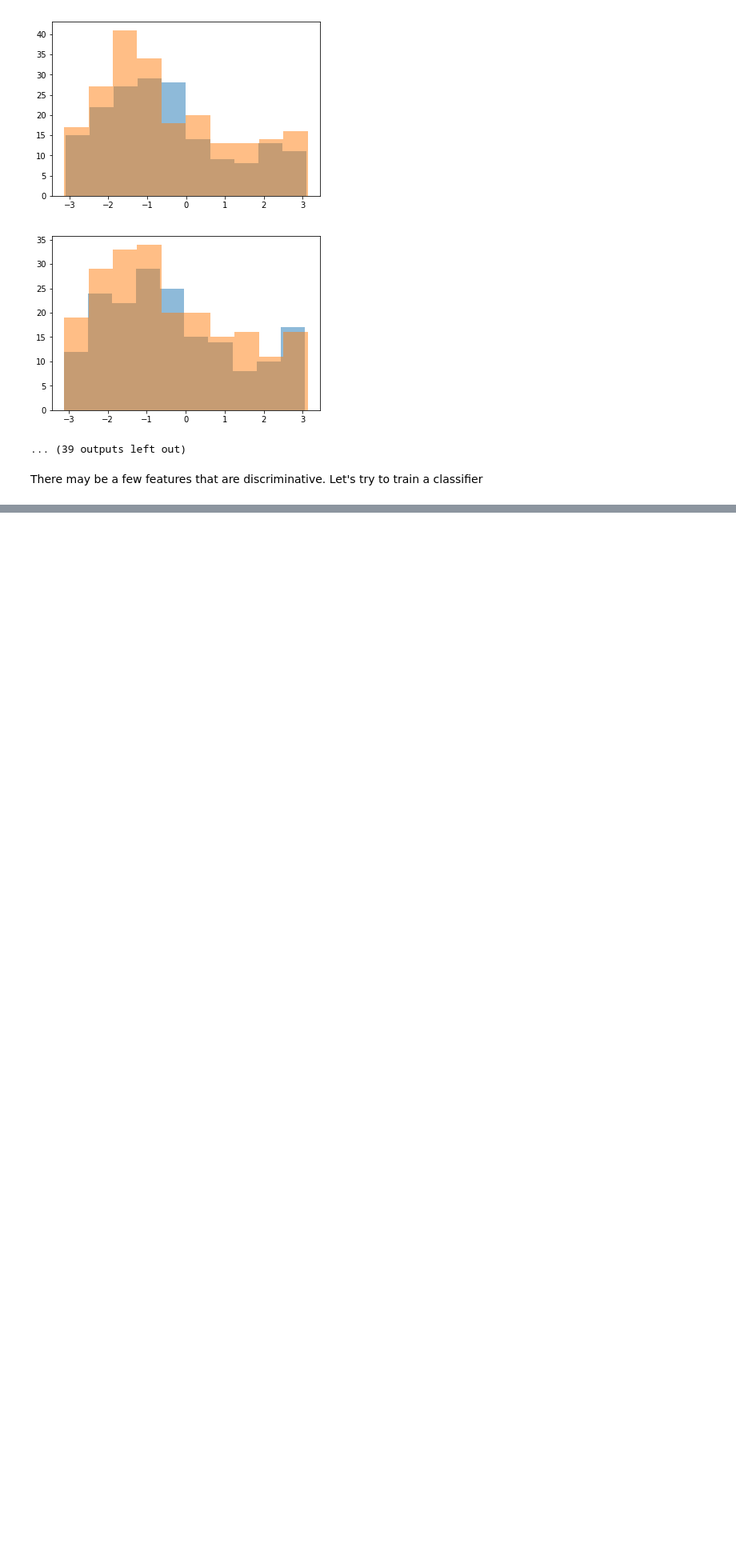
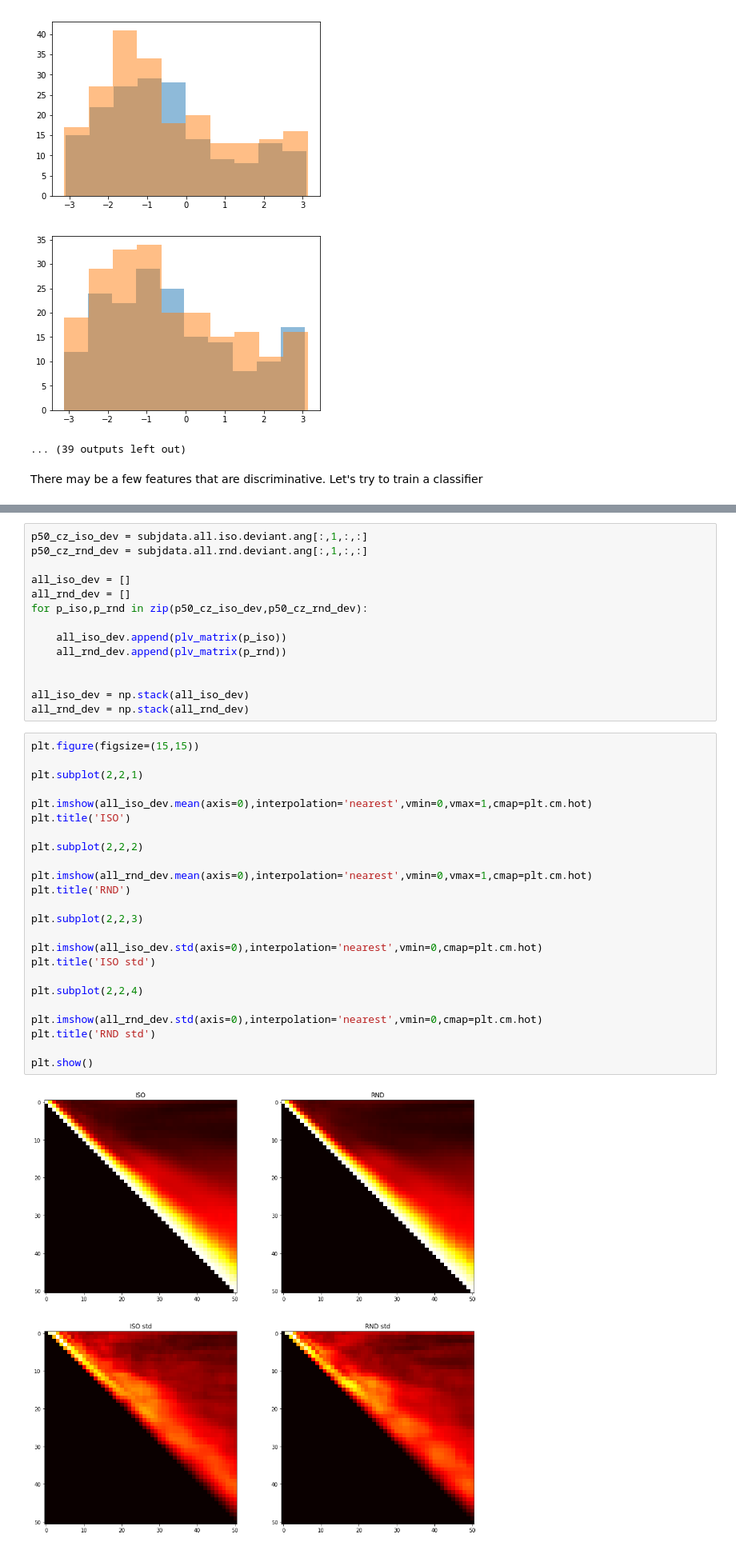
Before and after one commit to nicofarr/pd_osc_decoding, a Jupyter notebook: Tests.ipynb, the cells around one changed output, grey strips where cells are left out. Shown at 80% size. Drawn from its saved outputs; the diff is of its cells as text; blank space fills up the shorter version.

```diff
--- a/Tests.ipynb
+++ b/Tests.ipynb
@@ -156,0 +281,40 @@ accuracy_score(y_true=y_test,y_pred=y_pred)
+# %%
+p50_cz_iso_dev = subjdata.all.iso.deviant.ang[:,1,:,:]
+p50_cz_rnd_dev = subjdata.all.rnd.deviant.ang[:,1,:,:]
+
+all_iso_dev = []
+all_rnd_dev = []
+for p_iso,p_rnd in zip(p50_cz_iso_dev,p50_cz_rnd_dev):
+
+    all_iso_dev.append(plv_matrix(p_iso))
+    all_rnd_dev.append(plv_matrix(p_rnd))
+
+
+all_iso_dev = np.stack(all_iso_dev)
+all_rnd_dev = np.stack(all_rnd_dev)
+# %%
+plt.figure(figsize=(15,15))
+
+plt.subplot(2,2,1)
+
+plt.imshow(all_iso_dev.mean(axis=0),interpolation='nearest',vmin=0,vmax=1,cmap=plt.cm.hot)
+plt.title('ISO')
+
+plt.subplot(2,2,2)
+
+plt.imshow(all_rnd_dev.mean(axis=0),interpolation='nearest',vmin=0,vmax=1,cmap=plt.cm.hot)
+plt.title('RND')
+
+plt.subplot(2,2,3)
+
+plt.imshow(all_iso_dev.std(axis=0),interpolation='nearest',vmin=0,cmap=plt.cm.hot)
+plt.title('ISO std')
+
+plt.subplot(2,2,4)
+
+plt.imshow(all_rnd_dev.std(axis=0),interpolation='nearest',vmin=0,cmap=plt.cm.hot)
+plt.title('RND std')
+
+plt.show()
+# %% [output]
+[figure, added]
```
Also changed, not shown: parts of 41 cells of this notebook.
